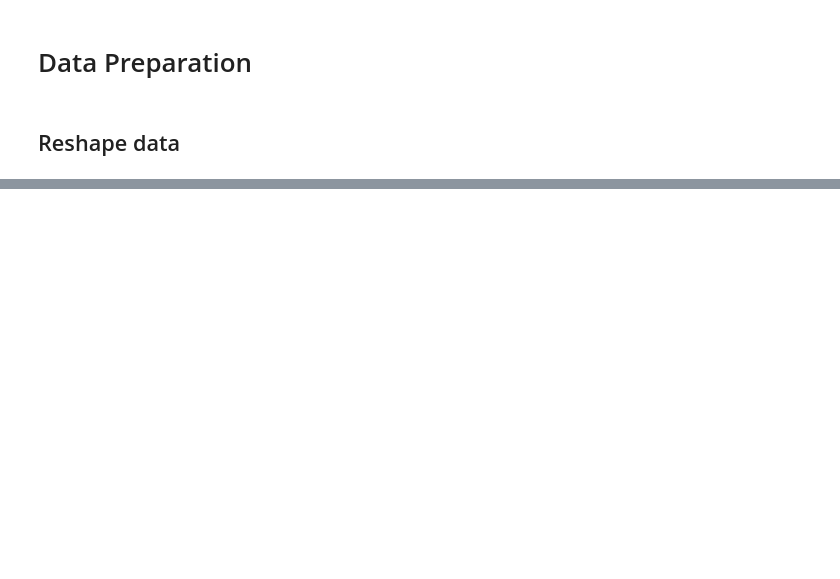
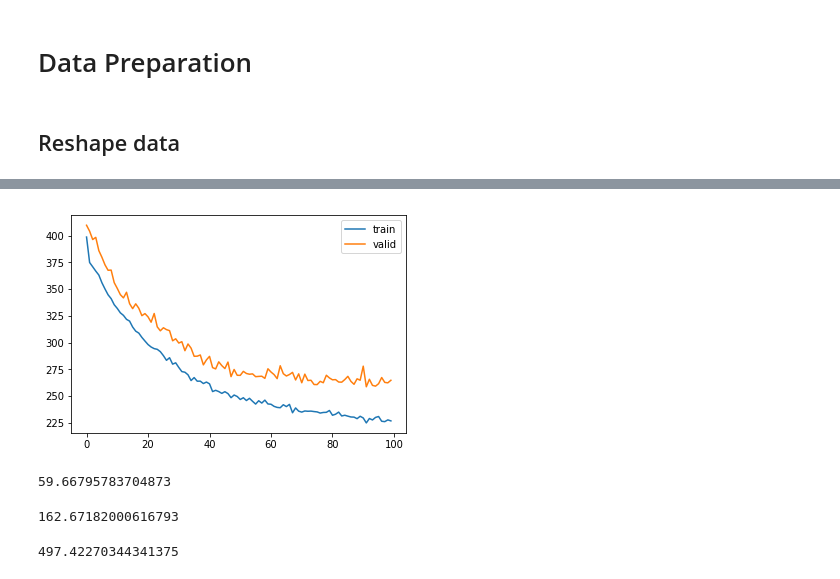
Before and after one commit to Loielaine/545project, a Jupyter notebook: LSTM.ipynb, the cells around one changed output, grey strips where cells are left out. Drawn from its saved outputs; the diff is of its cells as text; code cells hidden in the pictures; blank space fills up the shorter version.

```diff
--- a/LSTM.ipynb
+++ b/LSTM.ipynb
@@ -9,13 +9,13 @@ import matplotlib.pyplot as plt
 from sklearn.metrics import mean_squared_error
 # %%
 dir = '/Users/Loielaine/Desktop/umich-2019/EECS545/project/code/545project/'
-train = np.loadtxt(dir+'train_sample2.csv',delimiter=',')
-test = np.loadtxt(dir+'test_sample2.csv',delimiter=',')
+train = np.loadtxt(dir+'train_sample5.csv',delimiter=',')
+test = np.loadtxt(dir+'test_sample5.csv',delimiter=',')
 # %%
-X_train = train[:,:35]
-y_train = train[:,-2:]
-X_test = test[:,:35]
-y_test = test[:,-2:]
+X_train = train[:,:-3]
+y_train = train[:,-3:]
+X_test = test[:,:-3]
+y_test = test[:,-3:]
 # %%
 y_train0 = y_train[:,0]
 y_train1 = y_train[:,1]
@@ -128,0 +53,16 @@ plt.show()
+# %%
+model1 = Sequential() #layers [1,50,50,50,50,1]
+model1.add(LSTM(input_shape=(1,40),units=150,return_sequences=True))
+model1.add(Dropout(0.3))
+model1.add(LSTM(input_shape=(None,150),units=100,return_sequences=True))
+model1.add(Dropout(0.3))
+model1.add(LSTM(input_shape=(None,100),units=100,return_sequences=True))
+model1.add(Dropout(0.3))
+model1.add(LSTM(100,return_sequences=False))
+model1.add(Dropout(0.3))
+model1.add(Dense(3, activation='relu'))
+# model.add(Activation("sigmoid"))
+#start = time.time()
+model1.compile(loss="mse", optimizer="rmsprop")
+#print("Compilation Time : ", time.time() - start)
+print(model1.summary())
@@ -128,0 +87,2 @@ plt.show()
+# %%
+history1 = model1.fit(X_train,y_train,batch_size=24,epochs=100,validation_split=0.1)
@@ -128,0 +107,8 @@ plt.show()
+# %%
+# plot history
+plt.plot(history1.history['loss'], label='train')
+plt.plot(history1.history['val_loss'], label='valid')
+plt.legend()
+plt.show()
+# %% [output]
+[figure, added]
@@ -128,0 +119,4 @@ plt.show()
+# %%
+mse0
+# %% [output]
+59.66795783704873
@@ -128,0 +127,4 @@ plt.show()
+# %%
+mse1
+# %% [output]
+162.67182000616793
@@ -128,0 +135,4 @@ plt.show()
+# %%
+mse2
+# %% [output]
+497.42270344341375
```
Also changed, not shown: parts of 99 cells of this notebook.
